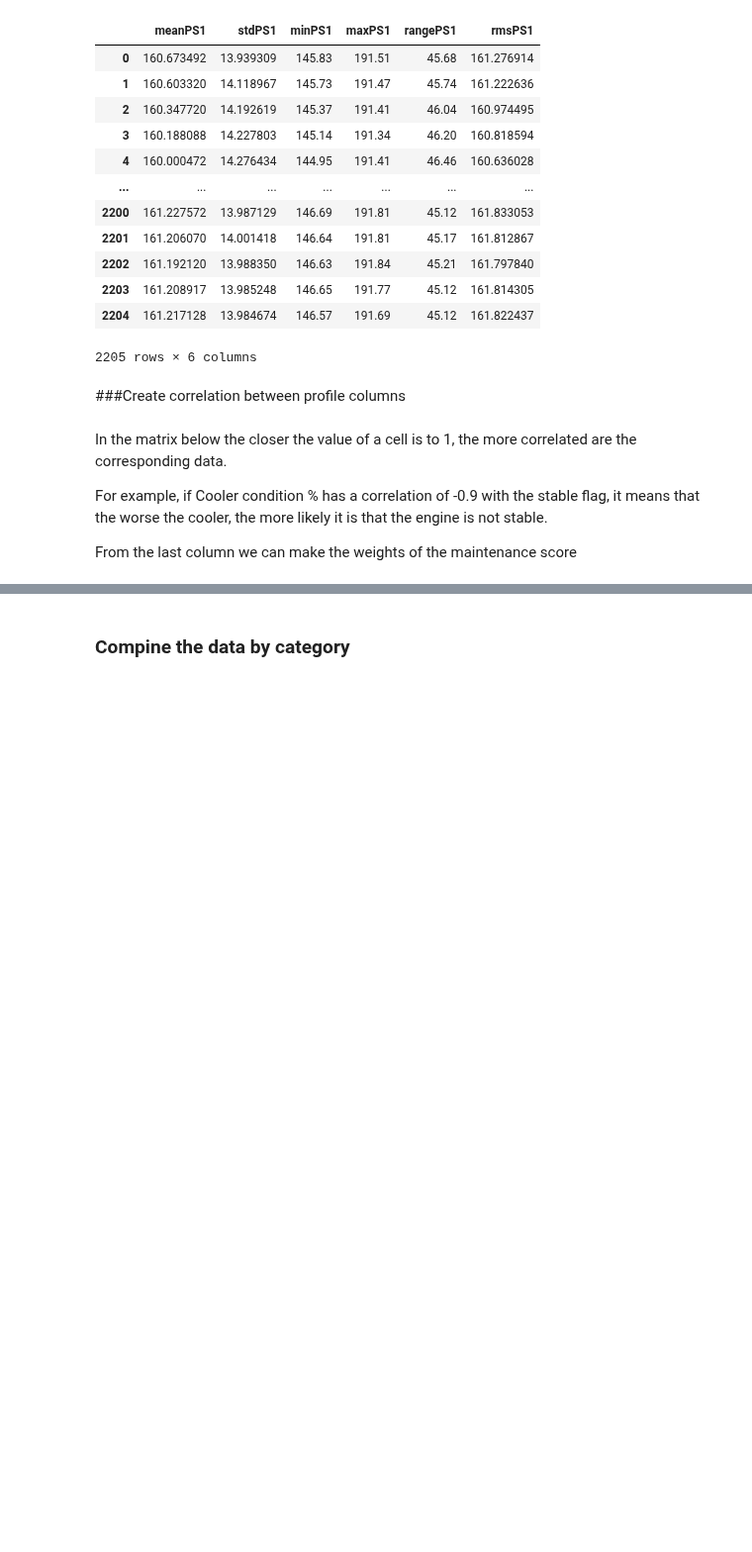
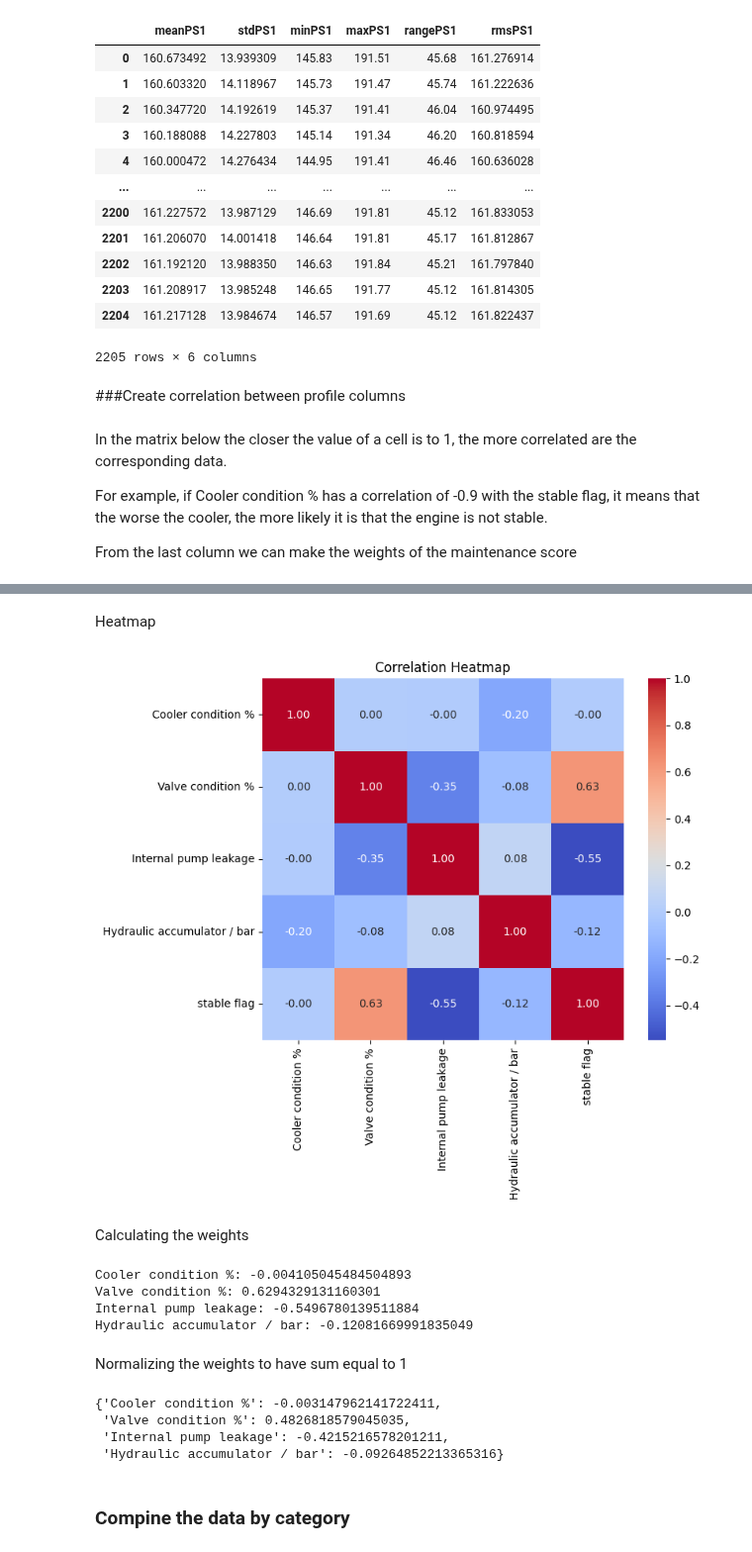
Before and after one commit to RealThanosP/pred-main-mod, a Jupyter notebook: Data_features_Dimitris.ipynb, the cells around one changed output, grey strips where cells are left out. Shown at 99% size. Saved outputs shown, nothing was run; the diff lists cells and outputs as text; code cells hidden in the pictures; blank space fills up the shorter version.

Commit message:
Weights complited

```diff
--- a/Data_features_Dimitris.ipynb
+++ b/Data_features_Dimitris.ipynb
@@ -200,6 +200,42 @@ correlation_matrix
 | Internal pump leakage | -0.004656 | -0.352610 | 1.000000 | 0.077303 | -0.549678 |
 | Hydraulic accumulator / bar | -0.203954 | -0.082222 | 0.077303 | 1.000000 | -0.120817 |
 | stable flag | -0.004105 | 0.629433 | -0.549678 | -0.120817 | 1.000000 |
+# %% [markdown]
+Heatmap
+# %%
+import seaborn as sns
+
+plt.figure(figsize=(8, 6))
+sns.heatmap(correlation_matrix, annot=True, cmap='coolwarm', fmt=".2f", square=True)
+plt.title("Correlation Heatmap")
+plt.show()
+# %% [output]
+[figure, added]
+# %% [markdown]
+Calculating the weights
+# %%
+weights = correlation_matrix['stable flag'].drop('stable flag')
+
+weights_dict = weights.to_dict() #convert to dictionary for easier handling
+
+for feature, weight in weights_dict.items():
+    print(f"{feature}: {weight}")
+# %% [output]
+Cooler condition %: -0.004105045484504893
+Valve condition %: 0.6294329131160301
+Internal pump leakage: -0.5496780139511884
+Hydraulic accumulator / bar: -0.12081669991835049
+# %% [markdown]
+Normalizing the weights to have sum equal to 1
+# %%
+total = sum(abs(w) for w in weights_dict.values())
+normalized_weights = {k: v / total for k, v in weights_dict.items()}
+normalized_weights
+# %% [output]
+{'Cooler condition %': -0.003147962141722411,
+ 'Valve condition %': 0.4826818579045035,
+ 'Internal pump leakage': -0.4215216578201211,
+ 'Hydraulic accumulator / bar': -0.09264852213365316}
 # %% [markdown]
 ### Compine the data by category
 # %%
```
Also changed, not shown: parts of 1 cell of this notebook.
